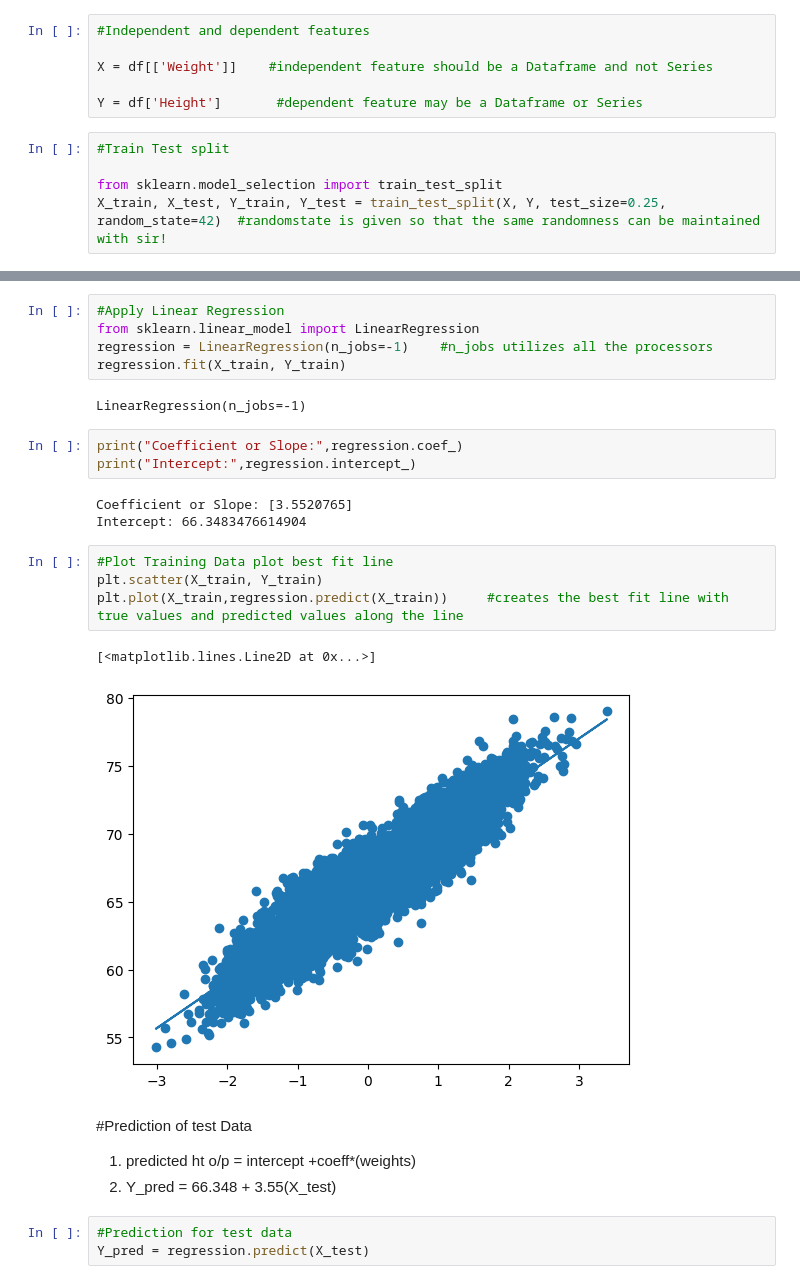
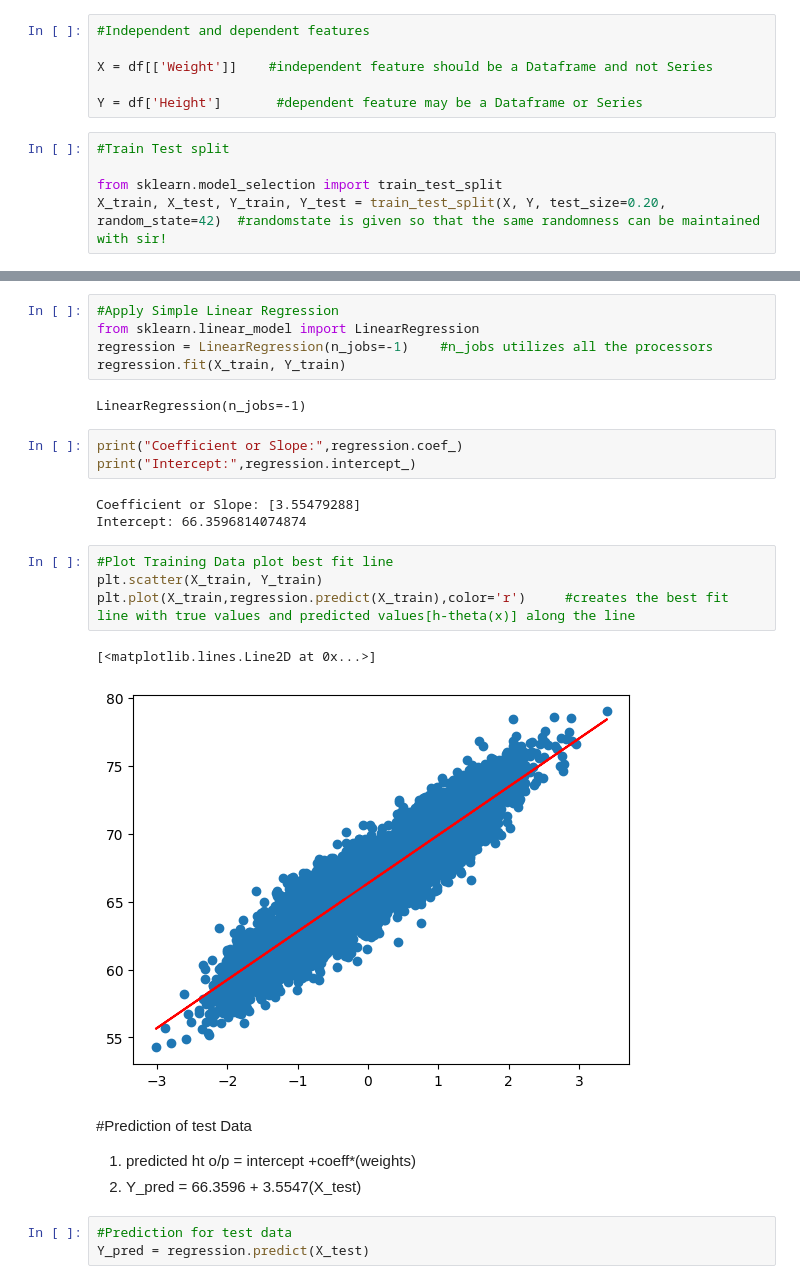
Before and after one commit to Ish-i-ka/DATA-SCIENCE-JOURNEY, a Jupyter notebook: udemy_datascience/16-Machine Learning/SimpleLinearRegression.ipynb, the cells around one changed output, grey strips where cells are left out. Cells and saved outputs as stored; diff of their text form.

```diff
--- a/udemy_datascience/16-Machine Learning/SimpleLinearRegression.ipynb
+++ b/udemy_datascience/16-Machine Learning/SimpleLinearRegression.ipynb
@@ -61,4 +68,4 @@ Y = df['Height']       #dependent feature may be a Dataframe or Series
 #Train Test split
 
 from sklearn.model_selection import train_test_split
-X_train, X_test, Y_train, Y_test = train_test_split(X, Y, test_size=0.25, random_state=42)  #randomstate is given so that the same randomness can be maintained with sir!
+X_train, X_test, Y_train, Y_test = train_test_split(X, Y, test_size=0.20, random_state=42)  #randomstate is given so that the same randomness can be maintained with sir!
@@ -86,5 +104,5 @@ X_test = scaler.transform(X_test)   #only transform is used here because we dont
 # %%
-#Apply Linear Regression
+#Apply Simple Linear Regression
 from sklearn.linear_model import LinearRegression
 regression = LinearRegression(n_jobs=-1)    #n_jobs utilizes all the processors
 regression.fit(X_train, Y_train)
@@ -94,19 +112,19 @@ LinearRegression(n_jobs=-1)
 print("Coefficient or Slope:",regression.coef_)
 print("Intercept:",regression.intercept_)
 # %% [output]
-Coefficient or Slope: [3.5520765]
-Intercept: 66.3483476614904
+Coefficient or Slope: [3.55479288]
+Intercept: 66.3596814074874
 # %%
 #Plot Training Data plot best fit line
 plt.scatter(X_train, Y_train)
-plt.plot(X_train,regression.predict(X_train))     #creates the best fit line with true values and predicted values along the line
+plt.plot(X_train,regression.predict(X_train),color='r')     #creates the best fit line with true values and predicted values[h-theta(x)] along the line
 # %% [output]
 [<matplotlib.lines.Line2D at 0x...>]
-[figure, old version]
+[figure, new version]
 # %% [markdown]
 #Prediction of test Data
 1. predicted ht o/p = intercept +coeff*(weights)
-2. Y_pred = 66.348 + 3.55(X_test)
+2. Y_pred = 66.3596 + 3.5547(X_test)
 # %%
 #Prediction for test data
 Y_pred = regression.predict(X_test)
```
Also changed, not shown: parts of 21 cells of this notebook.
